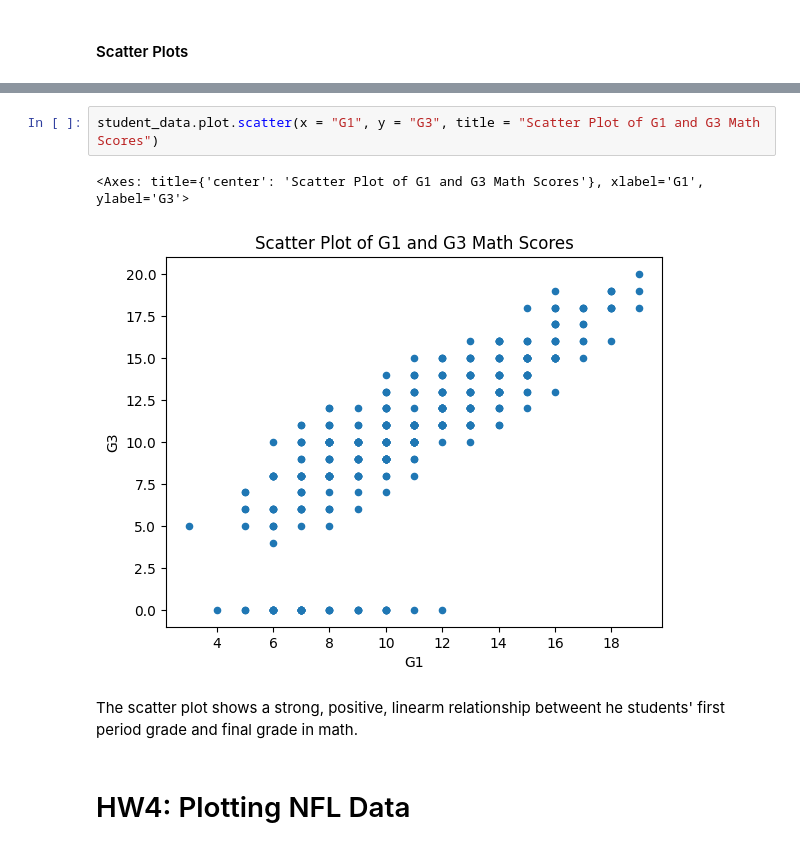
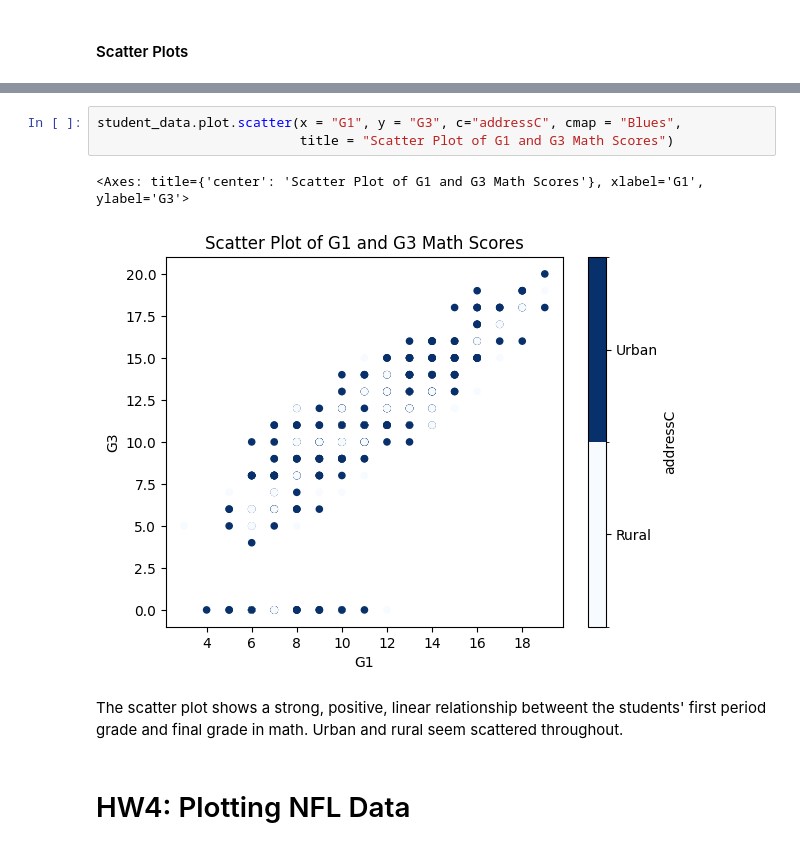
Before and after one commit to lytyler/ST554_Homework4, a Jupyter notebook: Homework4.ipynb, the cells around one changed output, grey strips where cells are left out. Drawn from its saved outputs; the diff is of its cells as text.

```diff
--- a/Homework4.ipynb
+++ b/Homework4.ipynb
@@ -379,10 +379,11 @@ There is not a clear relationship between final math score (G3) and student age
 # %%
-student_data.plot.scatter(x = "G1", y = "G3", title = "Scatter Plot of G1 and G3 Math Scores")
+student_data.plot.scatter(x = "G1", y = "G3", c="addressC", cmap = "Blues",
+                          title = "Scatter Plot of G1 and G3 Math Scores")
 # %% [output]
 <Axes: title={'center': 'Scatter Plot of G1 and G3 Math Scores'}, xlabel='G1', ylabel='G3'>
-[figure, old version]
+[figure, new version]
 # %% [markdown]
-The scatter plot shows a strong, positive, linearm relationship betweent he students' first period grade and final grade in math.
+The scatter plot shows a strong, positive, linear relationship betweent the students' first period grade and final grade in math. Urban and rural seem scattered throughout.
 # %% [markdown]
 # HW4: Plotting NFL Data
 # %% [markdown]
```
Also changed, not shown: parts of 24 cells of this notebook.
